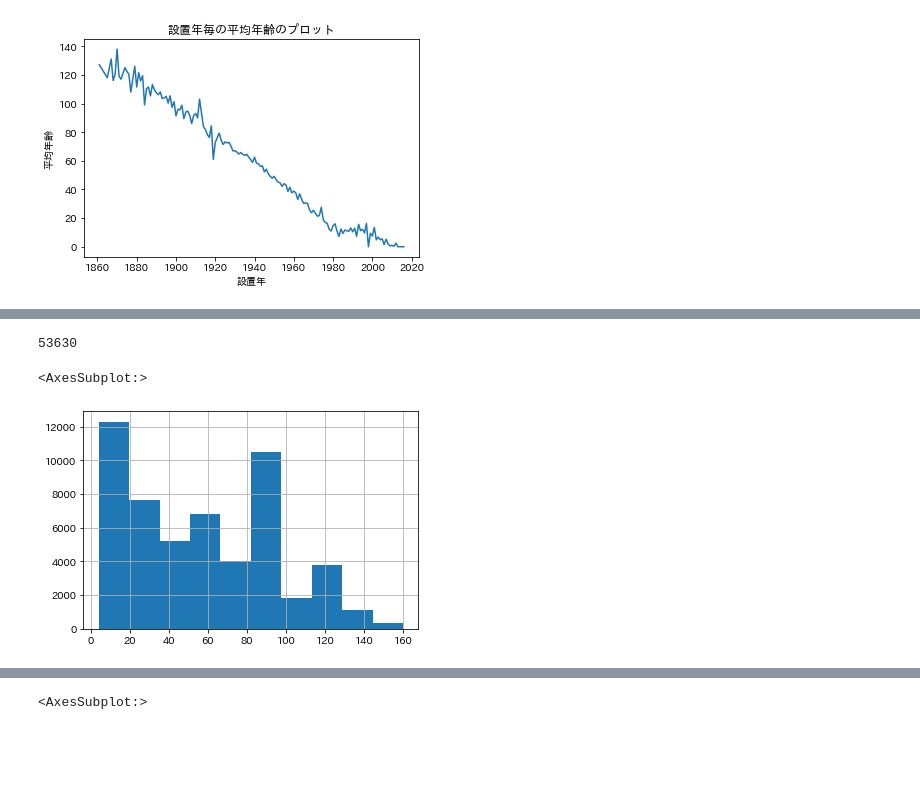
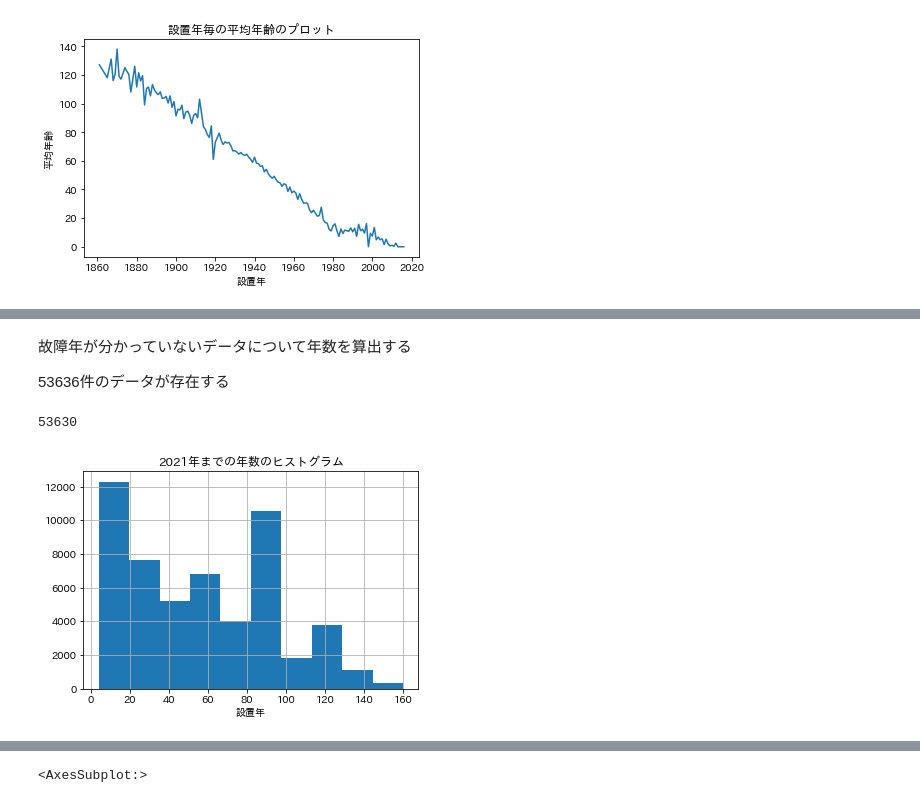
Before and after one commit to ontheroad2022/fracta, a Jupyter notebook: notebooks/100_0_nari_fracta_EDA.ipynb, the cells around one changed output, grey strips where cells are left out. Saved outputs shown, nothing was run; the diff lists cells and outputs as text; code cells hidden in the pictures; blank space fills up the shorter version.

```diff
--- a/notebooks/100_0_nari_fracta_EDA.ipynb
+++ b/notebooks/100_0_nari_fracta_EDA.ipynb
@@ -174,11 +199,17 @@ plt.plot(df_stats['diameter'])
+# %% [markdown]
+故障年が分かっていないデータについて年数を算出する
+
+53636件のデータが存在する
 # %%
 df_alive=df_wk[df_wk['break_year'].isna()]
 # df_break['break_year'].hist()
 
 df_alive['age'] = 2021 - df_alive['install_year']
 display(len(df_alive))
 df_alive['age'].hist()
+plt.title('2021年までの年数のヒストグラム')
+plt.xlabel('設置年')
+plt.show()
 # %% [output]
 53630
-<AxesSubplot:>
-[figure, old version]
+[figure, new version]
```
Also changed, not shown: parts of 63 cells of this notebook.
